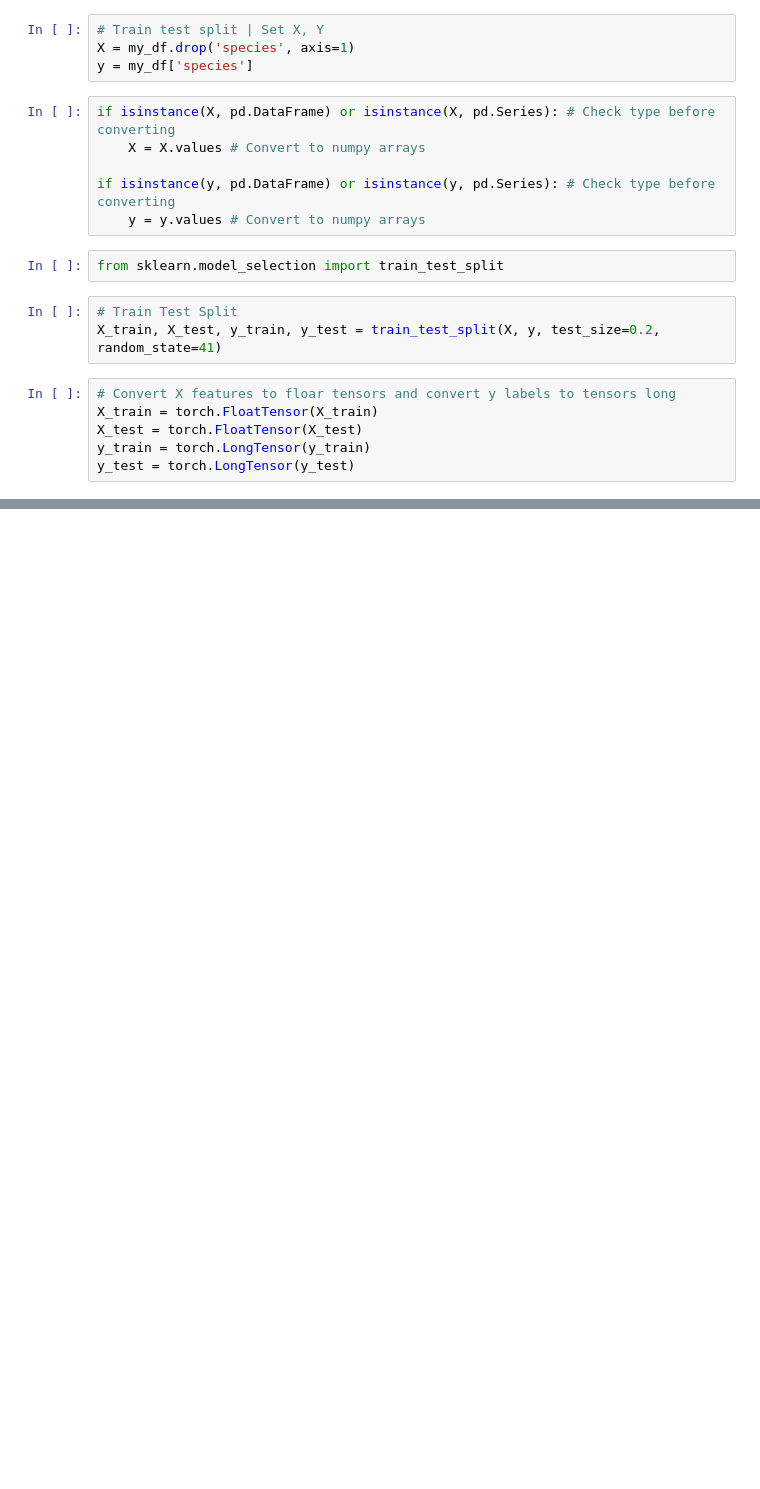
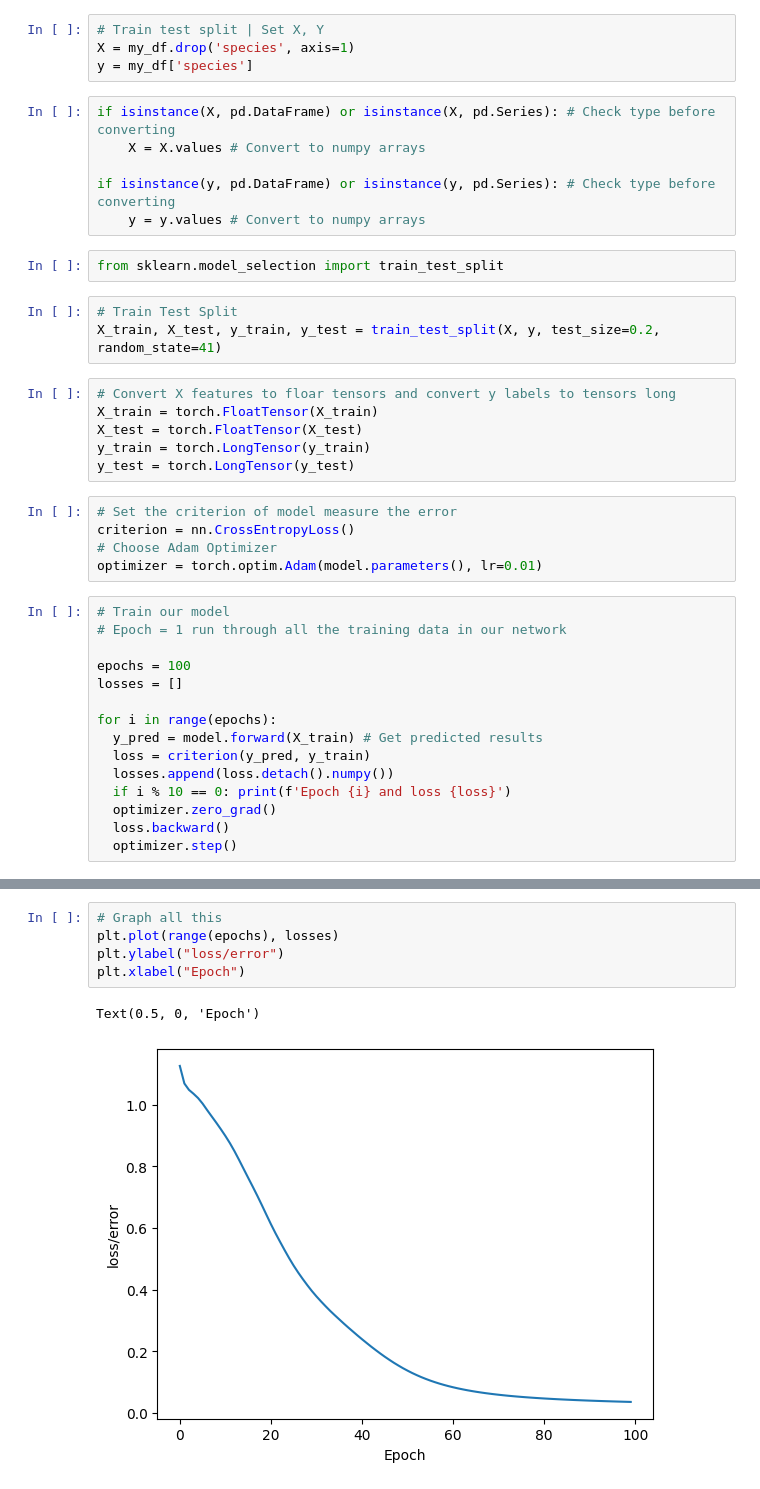
Before and after one commit to GabriellaPompeu/Learning-Pytorch, a Jupyter notebook: IntroToNeuralNetwork.ipynb, the cells around one changed output, grey strips where cells are left out. Drawn from its saved outputs; the diff is of its cells as text; blank space fills up the shorter version.

```diff
--- a/IntroToNeuralNetwork.ipynb
+++ b/IntroToNeuralNetwork.ipynb
@@ -87,3 +87,23 @@ X_train = torch.FloatTensor(X_train)
 X_test = torch.FloatTensor(X_test)
 y_train = torch.LongTensor(y_train)
 y_test = torch.LongTensor(y_test)
+# %%
+# Set the criterion of model measure the error
+criterion = nn.CrossEntropyLoss()
+# Choose Adam Optimizer
+optimizer = torch.optim.Adam(model.parameters(), lr=0.01)
+# %%
+# Train our model
+# Epoch = 1 run through all the training data in our network
+
+epochs = 100
+losses = []
+
+for i in range(epochs):
+  y_pred = model.forward(X_train) # Get predicted results
+  loss = criterion(y_pred, y_train)
+  losses.append(loss.detach().numpy())
+  if i % 10 == 0: print(f'Epoch {i} and loss {loss}')
+  optimizer.zero_grad()
+  loss.backward()
+  optimizer.step()
@@ -89,0 +121,8 @@ y_test = torch.LongTensor(y_test)
+# %%
+# Graph all this
+plt.plot(range(epochs), losses)
+plt.ylabel("loss/error")
+plt.xlabel("Epoch")
+# %% [output]
+Text(0.5, 0, 'Epoch')
+[figure, added]
```
Also changed, not shown: parts of 2 cells of this notebook.
